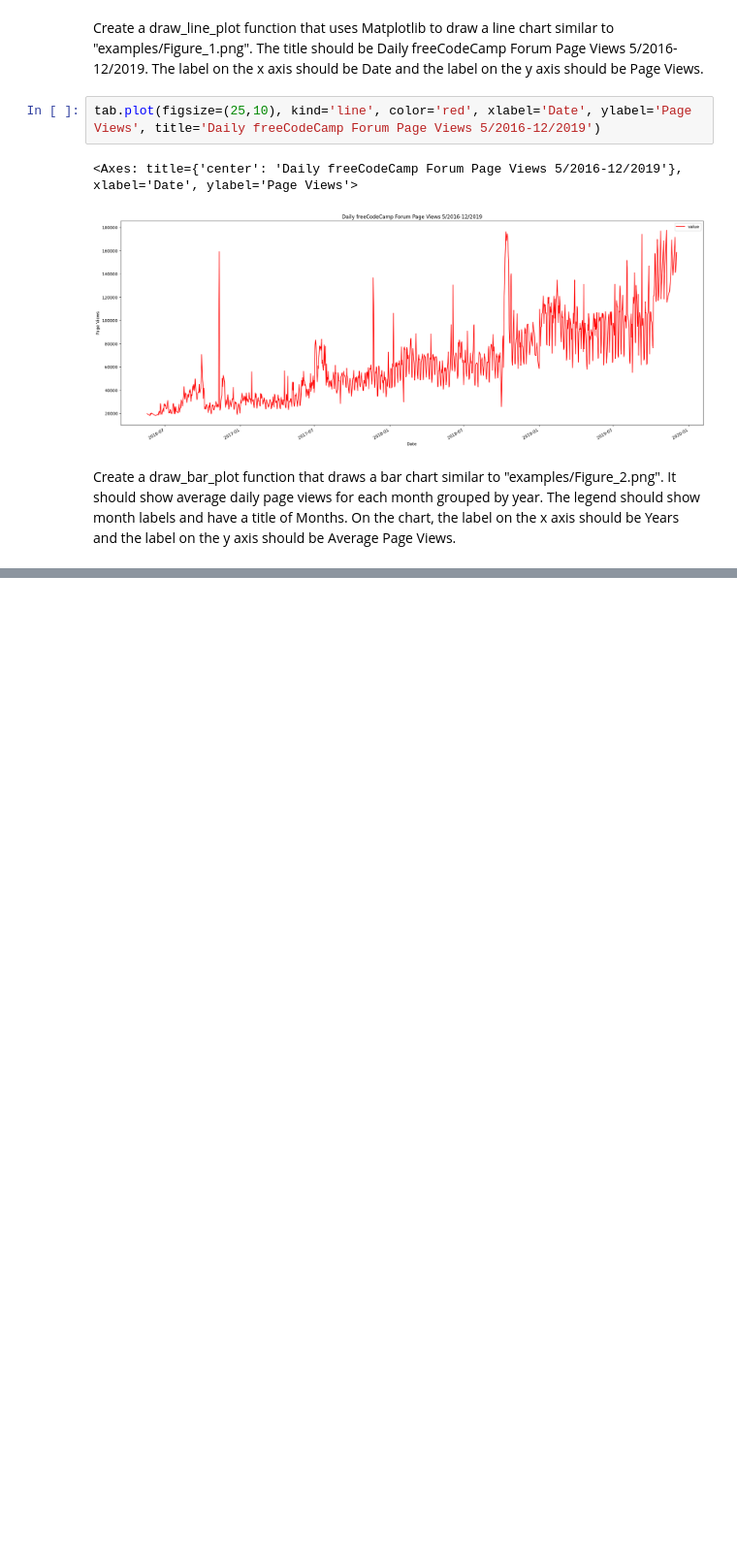
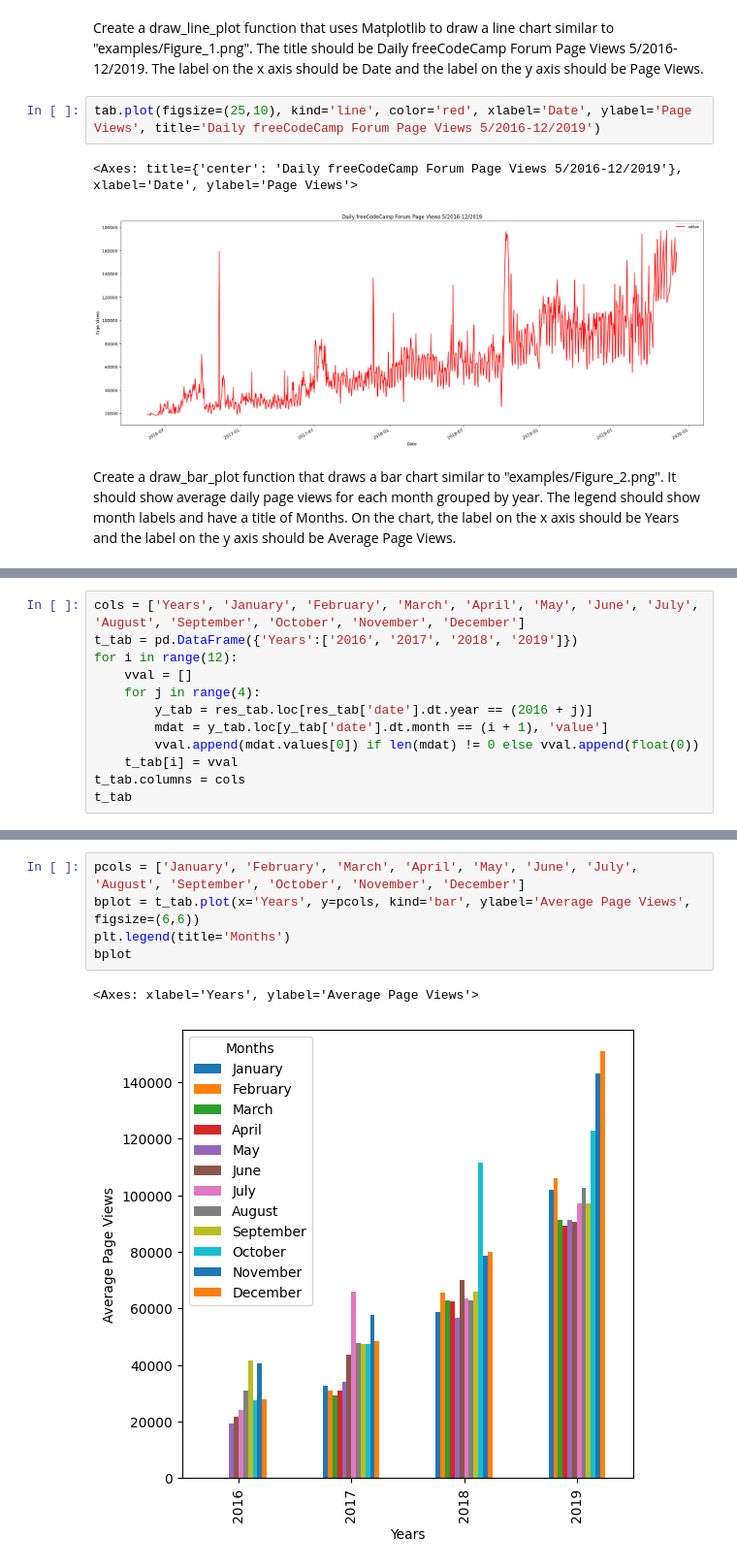
Before and after one commit to Gedis-Nov/dapy_assignments, a Jupyter notebook: time_series_visualizer/time_series_visualizer.ipynb, the cells around one changed output, grey strips where cells are left out. Shown at 97% size. Drawn from its saved outputs; the diff is of its cells as text; blank space fills up the shorter version.

Commit message:
Updated Notebook time_series_visualizer

```diff
--- a/time_series_visualizer/time_series_visualizer.ipynb
+++ b/time_series_visualizer/time_series_visualizer.ipynb
@@ -85,0 +49,12 @@ n_tab
+# %%
+cols = ['Years', 'January', 'February', 'March', 'April', 'May', 'June', 'July', 'August', 'September', 'October', 'November', 'December']
+t_tab = pd.DataFrame({'Years':['2016', '2017', '2018', '2019']})
+for i in range(12):
+    vval = []
+    for j in range(4):
+        y_tab = res_tab.loc[res_tab['date'].dt.year == (2016 + j)]
+        mdat = y_tab.loc[y_tab['date'].dt.month == (i + 1), 'value']
+        vval.append(mdat.values[0]) if len(mdat) != 0 else vval.append(float(0))
+    t_tab[i] = vval
+t_tab.columns = cols
+t_tab
@@ -85,0 +67,8 @@ n_tab
+# %%
+pcols = ['January', 'February', 'March', 'April', 'May', 'June', 'July', 'August', 'September', 'October', 'November', 'December']
+bplot = t_tab.plot(x='Years', y=pcols, kind='bar', ylabel='Average Page Views', figsize=(6,6))
+plt.legend(title='Months')
+bplot
+# %% [output]
+<Axes: xlabel='Years', ylabel='Average Page Views'>
+[figure, added]
```
Also changed, not shown: parts of 6 cells of this notebook.
